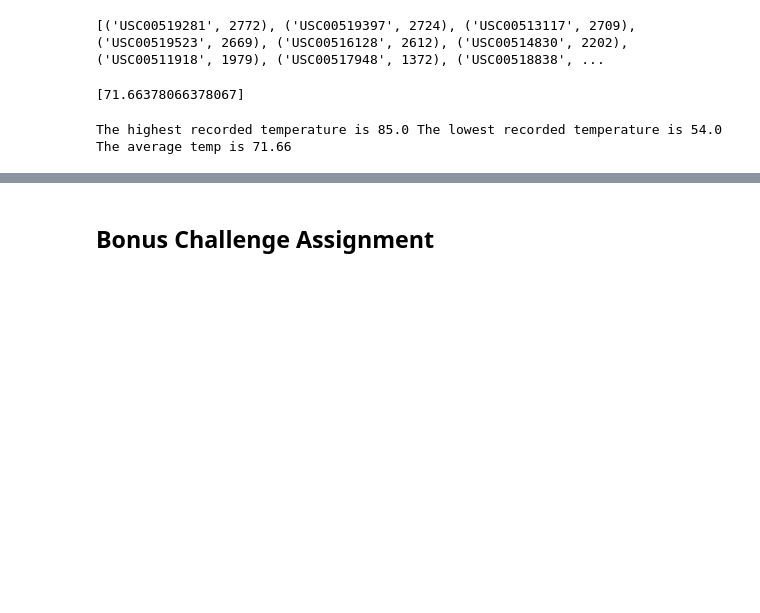
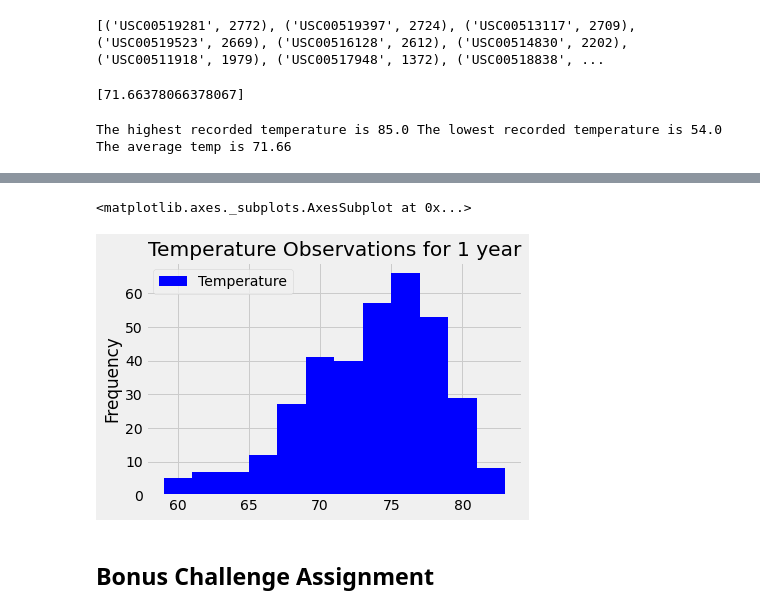
Before and after one commit to Cosette3737/SQLAlchemy, a Jupyter notebook: climate_starter.ipynb, the cells around one changed output, grey strips where cells are left out. Drawn from its saved outputs; the diff is of its cells as text; code cells hidden in the pictures; blank space fills up the shorter version.

Commit message:
histogram

```diff
--- a/climate_starter.ipynb
+++ b/climate_starter.ipynb
@@ -220,3 +242,8 @@ results=session.query(Measurements.prcp,Measurements.date,Measurements.station,M
+# %%
+temperature_observations.plot.hist(bins=12, title="Temperature Observations for 1 year",  color='blue')
+# %% [output]
+<matplotlib.axes._subplots.AxesSubplot at 0x...>
+[figure, added]
 # %% [markdown]
 ## Bonus Challenge Assignment
 # %%
```
Also changed, not shown: parts of 2 cells of this notebook.
